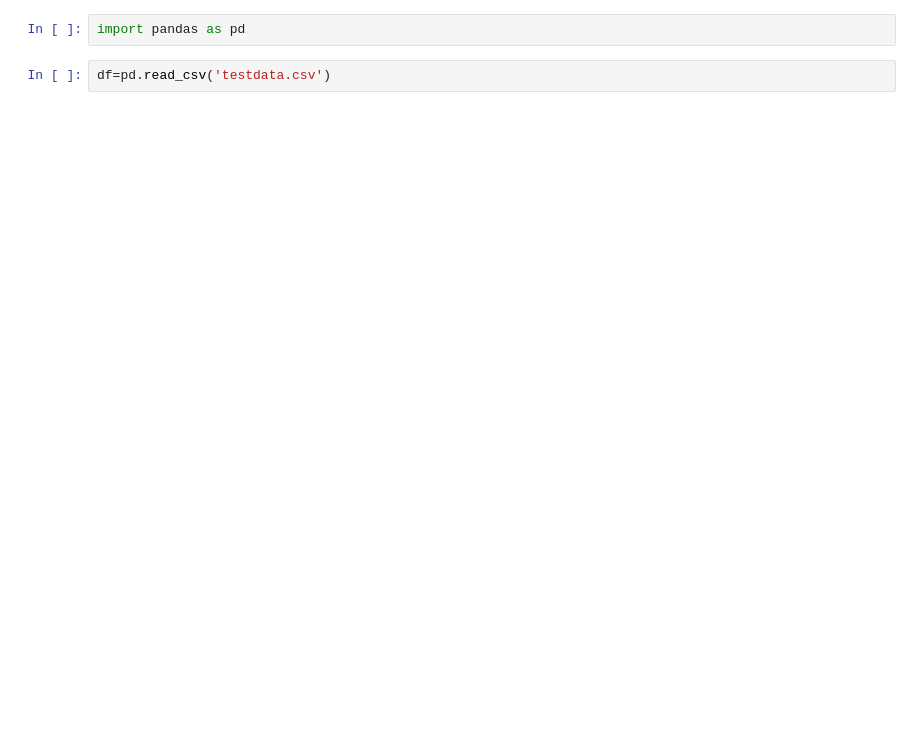
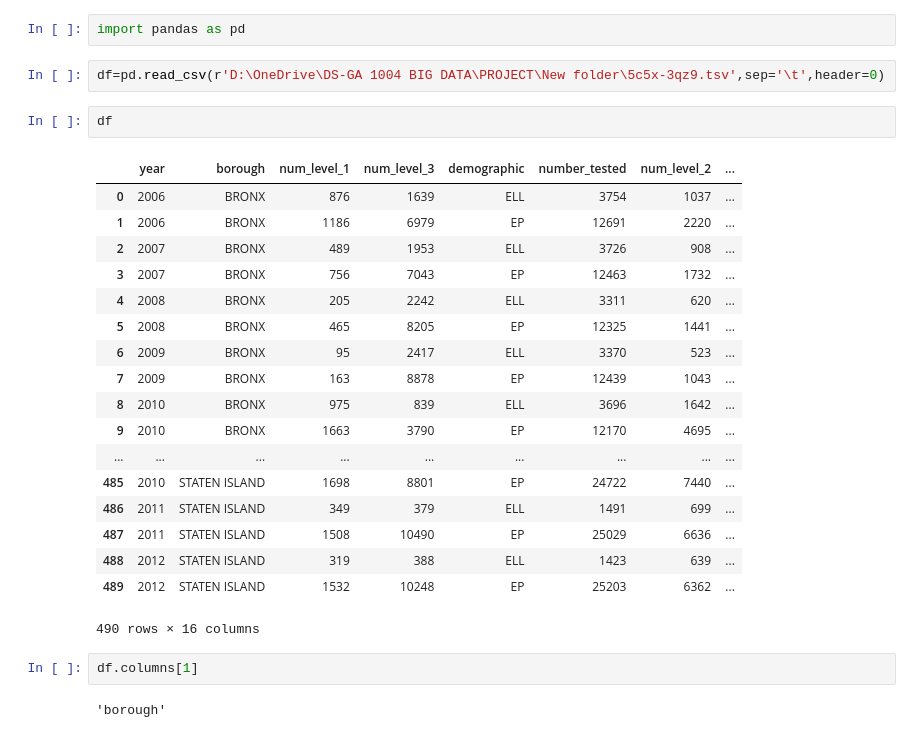
Before and after one commit to PrinceNathaniel/NYUBigDataProject, a Jupyter notebook: Python2.ipynb, the cells around one changed output. Saved outputs shown, nothing was run; the diff lists cells and outputs as text; blank space fills up the shorter version.

```diff
--- a/Python2.ipynb
+++ b/Python2.ipynb
@@ -1,4 +1,29 @@
 # %%
 import pandas as pd
-# %%
-df=pd.read_csv('testdata.csv')
+# %%
+df=pd.read_csv(r'D:\OneDrive\DS-GA 1004 BIG DATA\PROJECT\New folder\5c5x-3qz9.tsv',sep='\t',header=0)
+# %%
+df
+# %% [output]
+|  | year | borough | num_level_1 | num_level_3 | demographic | number_tested | num_level_2 | ... |
+| 0 | 2006 | BRONX | 876 | 1639 | ELL | 3754 | 1037 | ... |
+| 1 | 2006 | BRONX | 1186 | 6979 | EP | 12691 | 2220 | ... |
+| 2 | 2007 | BRONX | 489 | 1953 | ELL | 3726 | 908 | ... |
+| 3 | 2007 | BRONX | 756 | 7043 | EP | 12463 | 1732 | ... |
+| 4 | 2008 | BRONX | 205 | 2242 | ELL | 3311 | 620 | ... |
+| 5 | 2008 | BRONX | 465 | 8205 | EP | 12325 | 1441 | ... |
+| 6 | 2009 | BRONX | 95 | 2417 | ELL | 3370 | 523 | ... |
+| 7 | 2009 | BRONX | 163 | 8878 | EP | 12439 | 1043 | ... |
+| 8 | 2010 | BRONX | 975 | 839 | ELL | 3696 | 1642 | ... |
+| 9 | 2010 | BRONX | 1663 | 3790 | EP | 12170 | 4695 | ... |
+| ... | ... | ... | ... | ... | ... | ... | ... | ... |
+| 485 | 2010 | STATEN ISLAND | 1698 | 8801 | EP | 24722 | 7440 | ... |
+| 486 | 2011 | STATEN ISLAND | 349 | 379 | ELL | 1491 | 699 | ... |
+| 487 | 2011 | STATEN ISLAND | 1508 | 10490 | EP | 25029 | 6636 | ... |
+| 488 | 2012 | STATEN ISLAND | 319 | 388 | ELL | 1423 | 639 | ... |
+| 489 | 2012 | STATEN ISLAND | 1532 | 10248 | EP | 25203 | 6362 | ... |
+490 rows × 16 columns
+# %%
+df.columns[1]
+# %% [output]
+'borough'
```
Also changed, not shown: parts of 20 cells of this notebook, 1 other file.
